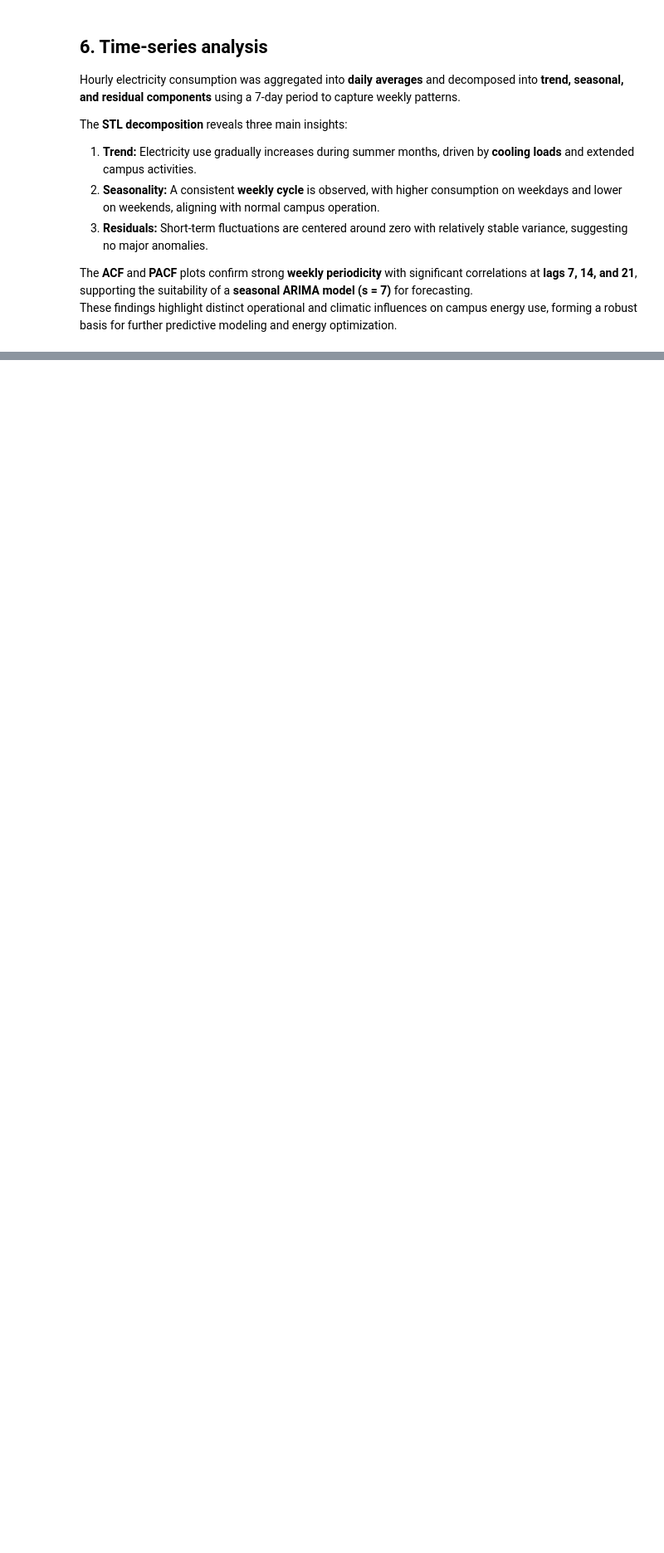
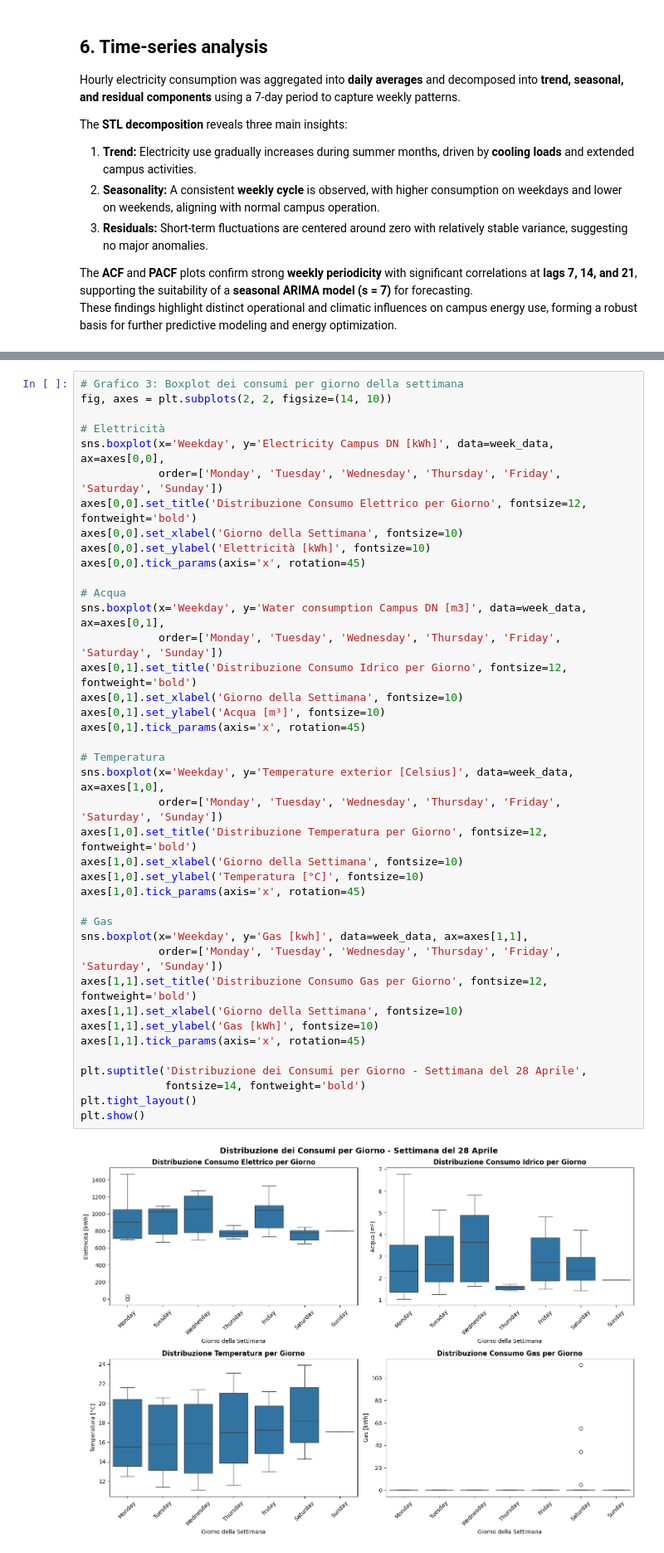
Before and after one commit to davideturrina-balestra/TTYData_Science, a Jupyter notebook: lab2/LAB2-EDA-template v3.ipynb, the cells around one changed output, grey strips where cells are left out. Shown at 83% size. Cells and saved outputs as stored; diff of their text form; blank space fills up the shorter version.

```diff
--- a/lab2/LAB2-EDA-template v3.ipynb
+++ b/lab2/LAB2-EDA-template v3.ipynb
@@ -656,0 +748,42 @@ These findings highlight distinct operational and climatic influences on campus
+# %%
+# Grafico 3: Boxplot dei consumi per giorno della settimana
+fig, axes = plt.subplots(2, 2, figsize=(14, 10))
+
+# Elettricità
+sns.boxplot(x='Weekday', y='Electricity Campus DN [kWh]', data=week_data, ax=axes[0,0],
+            order=['Monday', 'Tuesday', 'Wednesday', 'Thursday', 'Friday', 'Saturday', 'Sunday'])
+axes[0,0].set_title('Distribuzione Consumo Elettrico per Giorno', fontsize=12, fontweight='bold')
+axes[0,0].set_xlabel('Giorno della Settimana', fontsize=10)
+axes[0,0].set_ylabel('Elettricità [kWh]', fontsize=10)
+axes[0,0].tick_params(axis='x', rotation=45)
+
+# Acqua
+sns.boxplot(x='Weekday', y='Water consumption Campus DN [m3]', data=week_data, ax=axes[0,1],
+            order=['Monday', 'Tuesday', 'Wednesday', 'Thursday', 'Friday', 'Saturday', 'Sunday'])
+axes[0,1].set_title('Distribuzione Consumo Idrico per Giorno', fontsize=12, fontweight='bold')
+axes[0,1].set_xlabel('Giorno della Settimana', fontsize=10)
+axes[0,1].set_ylabel('Acqua [m³]', fontsize=10)
+axes[0,1].tick_params(axis='x', rotation=45)
+
+# Temperatura
+sns.boxplot(x='Weekday', y='Temperature exterior [Celsius]', data=week_data, ax=axes[1,0],
+            order=['Monday', 'Tuesday', 'Wednesday', 'Thursday', 'Friday', 'Saturday', 'Sunday'])
+axes[1,0].set_title('Distribuzione Temperatura per Giorno', fontsize=12, fontweight='bold')
+axes[1,0].set_xlabel('Giorno della Settimana', fontsize=10)
+axes[1,0].set_ylabel('Temperatura [°C]', fontsize=10)
+axes[1,0].tick_params(axis='x', rotation=45)
+
+# Gas
+sns.boxplot(x='Weekday', y='Gas [kwh]', data=week_data, ax=axes[1,1],
+            order=['Monday', 'Tuesday', 'Wednesday', 'Thursday', 'Friday', 'Saturday', 'Sunday'])
+axes[1,1].set_title('Distribuzione Consumo Gas per Giorno', fontsize=12, fontweight='bold')
+axes[1,1].set_xlabel('Giorno della Settimana', fontsize=10)
+axes[1,1].set_ylabel('Gas [kWh]', fontsize=10)
+axes[1,1].tick_params(axis='x', rotation=45)
+
+plt.suptitle('Distribuzione dei Consumi per Giorno - Settimana del 28 Aprile',
+             fontsize=14, fontweight='bold')
+plt.tight_layout()
+plt.show()
+# %% [output]
+[figure, added]
```
Also changed, not shown: parts of 19 cells of this notebook, 2 other files.
